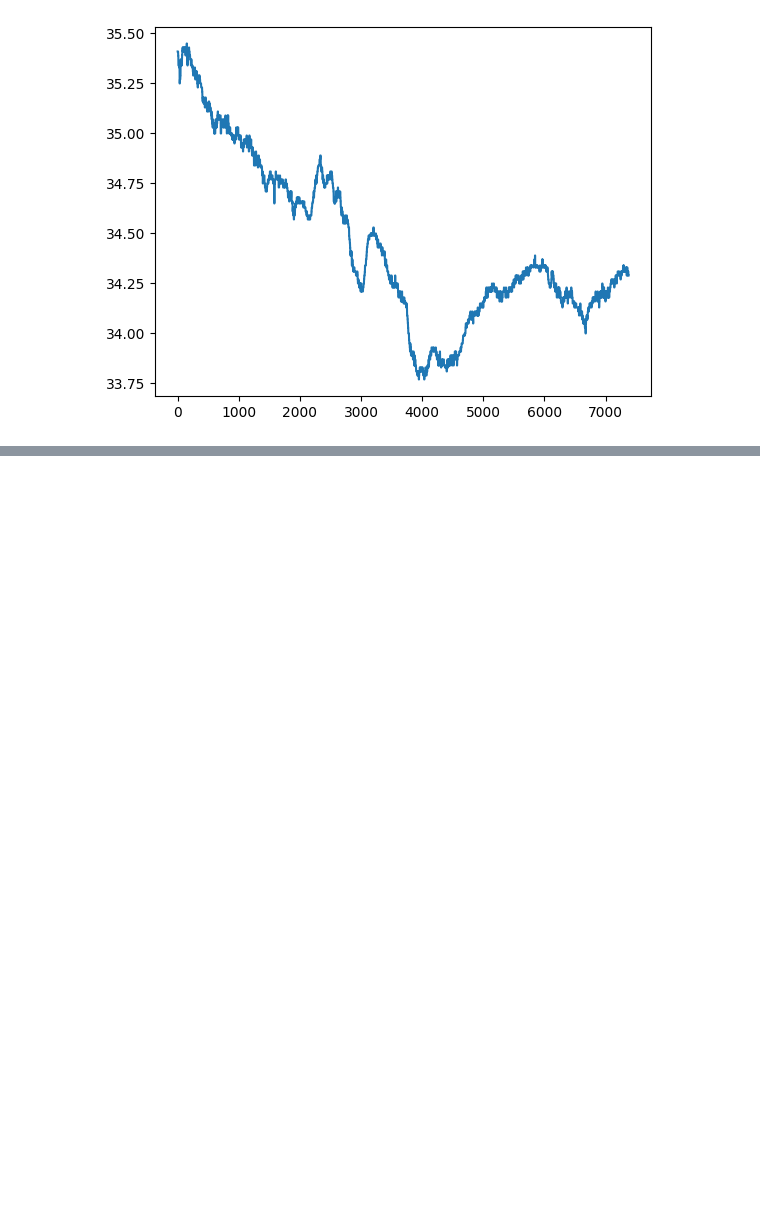
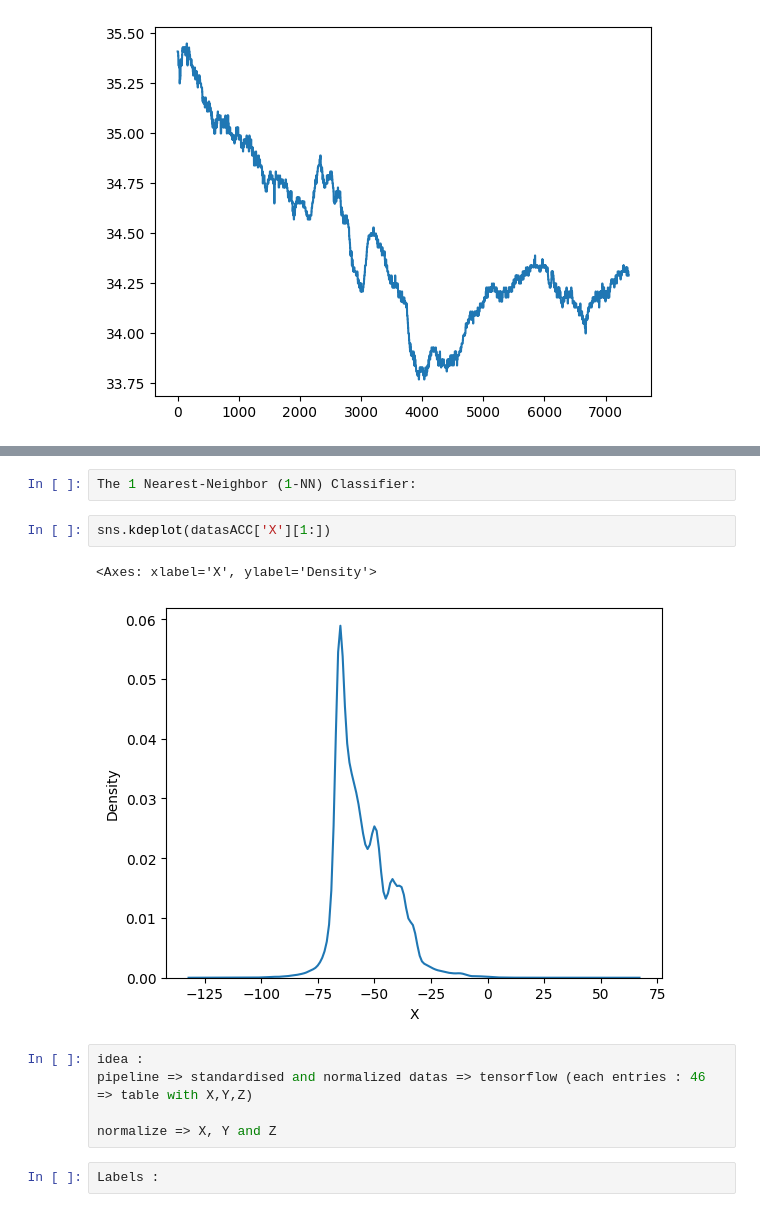
Before and after one commit to CapnJackSparrow/09-IMU-based-fatigue-detection, a Jupyter notebook: notebooks/Traian_Project.ipynb, the cells around one changed output, grey strips where cells are left out. Saved outputs shown, nothing was run; the diff lists cells and outputs as text; blank space fills up the shorter version.

```diff
--- a/notebooks/Traian_Project.ipynb
+++ b/notebooks/Traian_Project.ipynb
@@ -268,0 +459,14 @@ plt.plot(datasTEMP[1:])
+# %%
+The 1 Nearest-Neighbor (1-NN) Classifier:
+# %%
+sns.kdeplot(datasACC['X'][1:])
+# %% [output]
+<Axes: xlabel='X', ylabel='Density'>
+[figure, added]
+# %%
+idea :
+pipeline => standardised and normalized datas => tensorflow (each entries : 46 => table with X,Y,Z)
+
+normalize => X, Y and Z
+# %%
+Labels :
```
Also changed, not shown: parts of 70 cells of this notebook, 5 other files.
